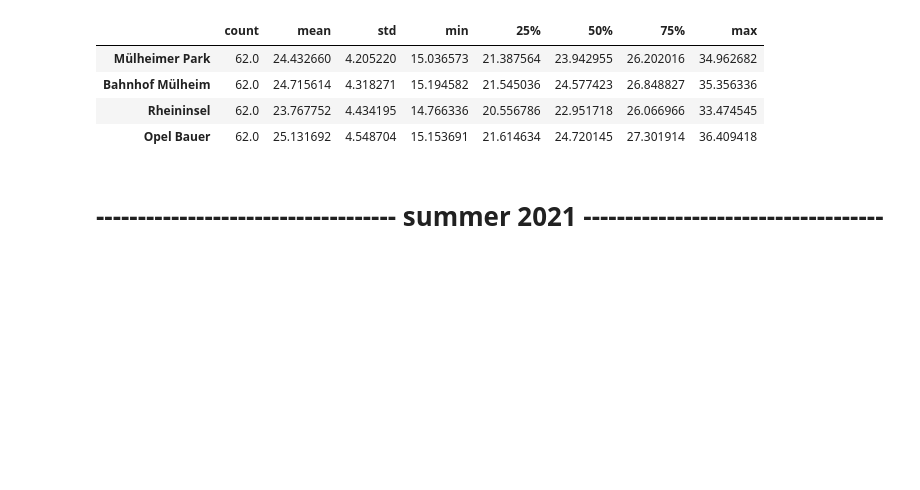
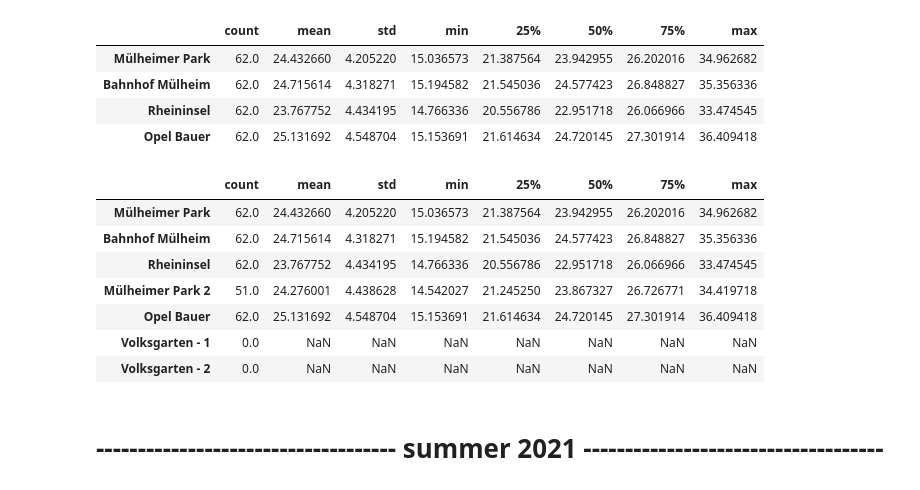
Before and after one commit to WhateverOP/Cologne_temperature_analysis, a Jupyter notebook: notebooks/analysis.ipynb, the cells around one changed output. Saved outputs shown, nothing was run; the diff lists cells and outputs as text; code cells hidden in the pictures; blank space fills up the shorter version.

Commit message:
.describe table for the mean T in all locations is added

```diff
--- a/notebooks/analysis.ipynb
+++ b/notebooks/analysis.ipynb
@@ -150,6 +150,17 @@ My_DataAnalyzer.describe_dropped_data()
 | Bahnhof Mülheim | 62.0 | 24.715614 | 4.318271 | 15.194582 | 21.545036 | 24.577423 | 26.848827 | 35.356336 |
 | Rheininsel | 62.0 | 23.767752 | 4.434195 | 14.766336 | 20.556786 | 22.951718 | 26.066966 | 33.474545 |
 | Opel Bauer | 62.0 | 25.131692 | 4.548704 | 15.153691 | 21.614634 | 24.720145 | 27.301914 | 36.409418 |
+# %%
+My_DataAnalyzer.describe_data()
+# %% [output]
+|  | count | mean | std | min | 25% | 50% | 75% | max |
+| Mülheimer Park | 62.0 | 24.432660 | 4.205220 | 15.036573 | 21.387564 | 23.942955 | 26.202016 | 34.962682 |
+| Bahnhof Mülheim | 62.0 | 24.715614 | 4.318271 | 15.194582 | 21.545036 | 24.577423 | 26.848827 | 35.356336 |
+| Rheininsel | 62.0 | 23.767752 | 4.434195 | 14.766336 | 20.556786 | 22.951718 | 26.066966 | 33.474545 |
+| Mülheimer Park 2 | 51.0 | 24.276001 | 4.438628 | 14.542027 | 21.245250 | 23.867327 | 26.726771 | 34.419718 |
+| Opel Bauer | 62.0 | 25.131692 | 4.548704 | 15.153691 | 21.614634 | 24.720145 | 27.301914 | 36.409418 |
+| Volksgarten - 1 | 0.0 | NaN | NaN | NaN | NaN | NaN | NaN | NaN |
+| Volksgarten - 2 | 0.0 | NaN | NaN | NaN | NaN | NaN | NaN | NaN |
 # %% [markdown]
 # ------------------------------------ summer 2021 ------------------------------------
 # %%
```
Also changed, not shown: parts of 2 cells of this notebook, 1 other file.
